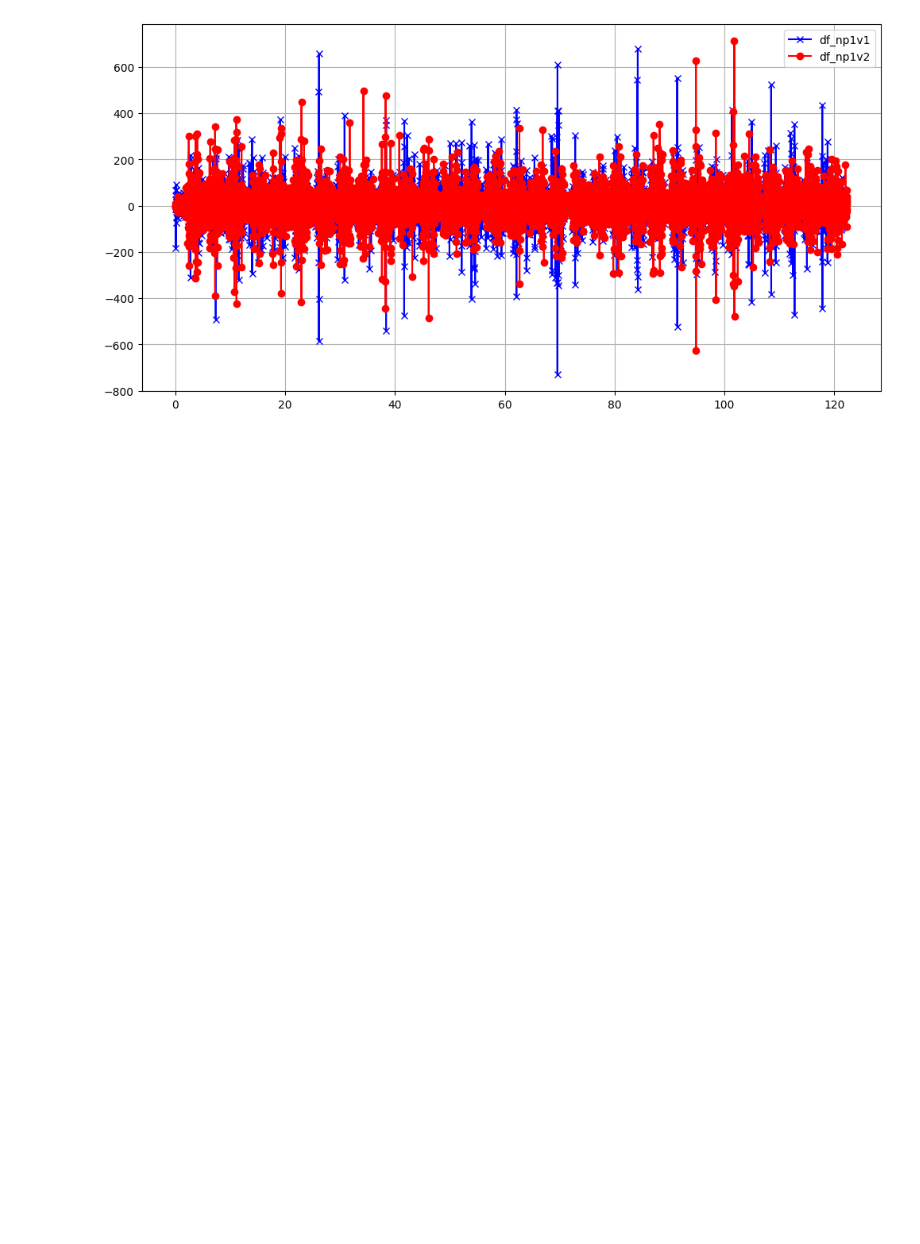
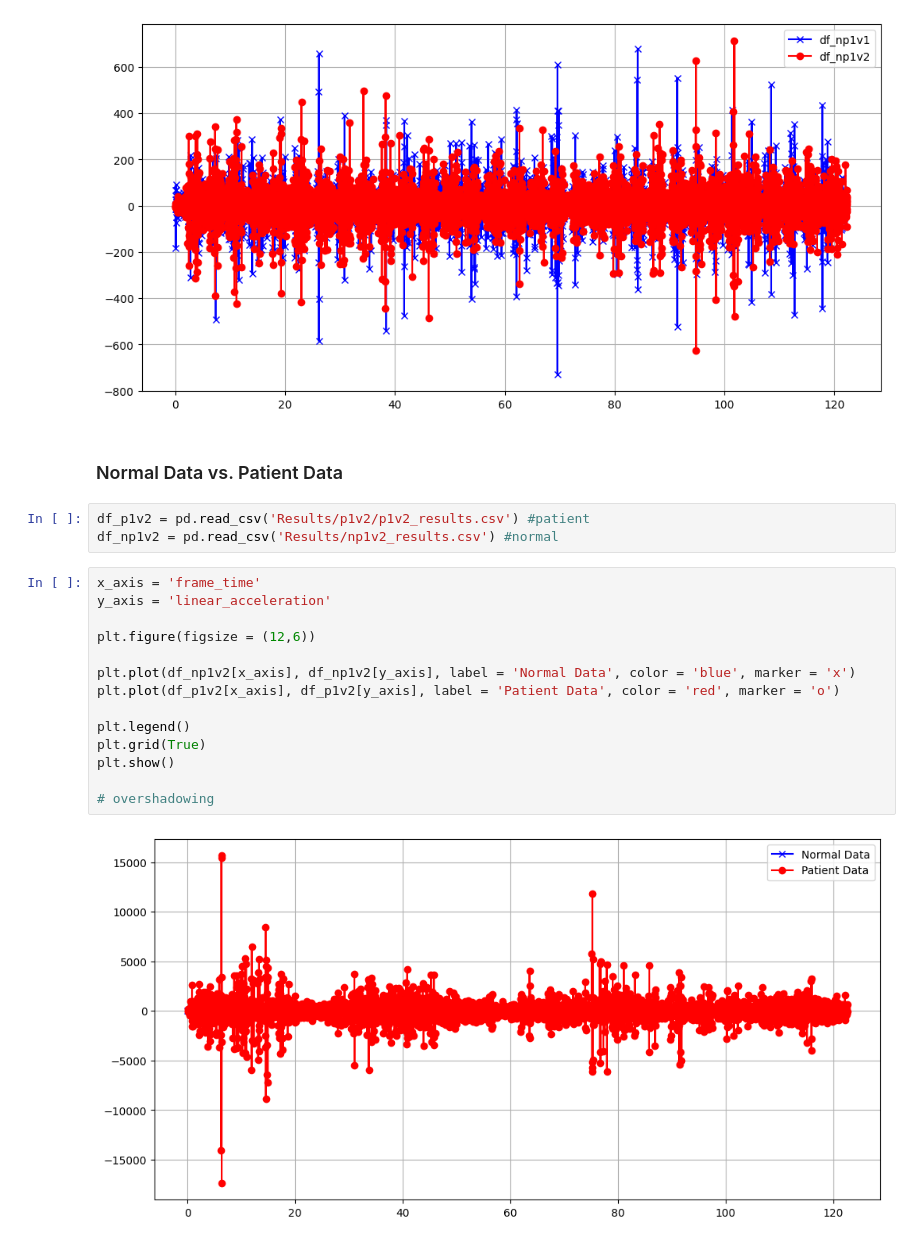
Before and after one commit to Victor-lyhan/Parkinson-Diagnosis, a Jupyter notebook: Computer Vision/graph_data.ipynb, the cells around one changed output. Saved outputs shown, nothing was run; the diff lists cells and outputs as text; blank space fills up the shorter version.

```diff
--- a/Computer Vision/graph_data.ipynb
+++ b/Computer Vision/graph_data.ipynb
@@ -85,3 +104,24 @@ plt.grid(True)
 plt.show()
 # %% [output]
 [figure]
+# %% [markdown]
+### Normal Data vs. Patient Data
+# %%
+df_p1v2 = pd.read_csv('Results/p1v2/p1v2_results.csv') #patient
+df_np1v2 = pd.read_csv('Results/np1v2_results.csv') #normal
+# %%
+x_axis = 'frame_time'
+y_axis = 'linear_acceleration'
+
+plt.figure(figsize = (12,6))
+
+plt.plot(df_np1v2[x_axis], df_np1v2[y_axis], label = 'Normal Data', color = 'blue', marker = 'x')
+plt.plot(df_p1v2[x_axis], df_p1v2[y_axis], label = 'Patient Data', color = 'red', marker = 'o')
+
+plt.legend()
+plt.grid(True)
+plt.show()
+
+# overshadowing
+# %% [output]
+[figure, added]
```
Also changed, not shown: parts of 4 cells of this notebook.
